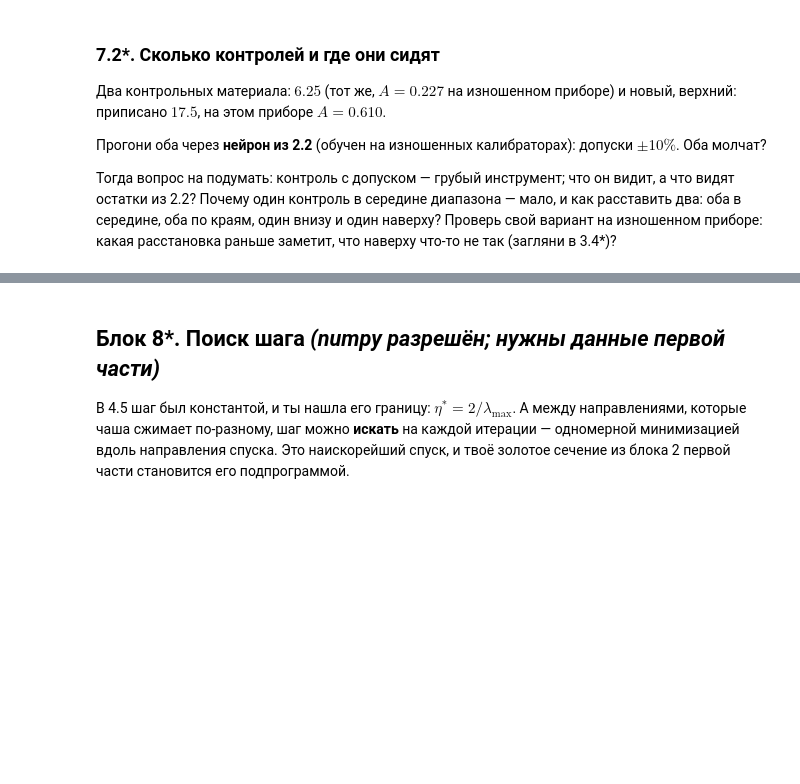
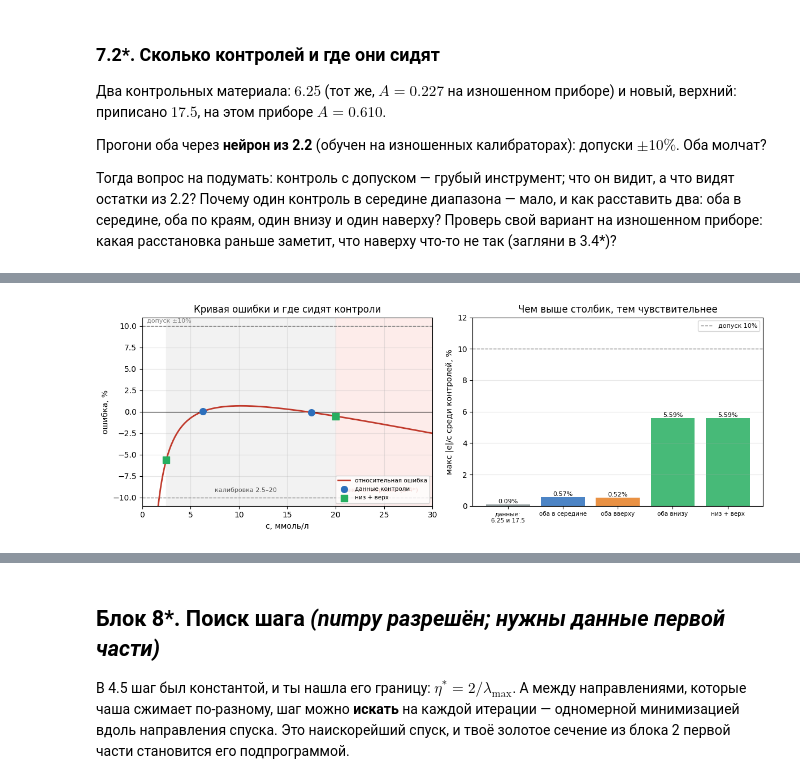
Before and after one commit to marymoroz1106/Brain_tumor_segmentation, a Jupyter notebook: chislennye-metody/Один нейрон-2.ipynb, the cells around one changed output, grey strips where cells are left out. Saved outputs shown, nothing was run; the diff lists cells and outputs as text; code cells hidden in the pictures; blank space fills up the shorter version.

```diff
--- a/chislennye-metody/Один нейрон-2.ipynb
+++ b/chislennye-metody/Один нейрон-2.ipynb
@@ -1894,0 +1995,88 @@ max|r|, ммоль/л:
+# %%
+# 7.2* (сравнение) — кривая ошибки и чувствительность расстановок
+
+def A_true(c):
+    return A0_true + k_true * c / (1 + c / 380)
+
+def c_hat(c):
+    return w_gd2 * A_true(c) + b_gd2
+
+points = [
+    (2.5, "калибратор"),
+    (5.0, "калибратор"),
+    (6.25, "контроль"),
+    (10.0, "калибратор"),
+    (12.5, "вариант середины"),
+    (15.0, "калибратор"),
+    (17.5, "контроль"),
+    (20.0, "калибратор"),
+    (22.5, "эталон 3.4*"),
+    (25.0, "эталон 3.4*"),
+    (27.5, "эталон 3.4*"),
+    (30.0, "эталон 3.4*"),
+]
+
+print(f"{'c':>5}  {'тип':<16} {'A_true':>7} {'ответ':>8} {'ошибка':>8} {'отн.':>7}")
+for c, kind in points:
+    e = c_hat(c) - c
+    print(f"{c:5.1f}  {kind:<16} {A_true(c):7.3f} {c_hat(c):8.3f} {e:+8.3f} {e / c * 100:+6.2f}%")
+
+arrangements = [
+    ("данные: 6.25 и 17.5", (6.25, 17.5)),
+    ("оба в середине", (6.25, 12.5)),
+    ("оба вверху", (15, 20)),
+    ("оба внизу", (2.5, 5)),
+    ("низ + верх", (2.5, 20)),
+]
+
+print("\nчто видит расстановка (макс |e|/c среди контролей):")
+taus = []
+for name, pair in arrangements:
+    tau = max(abs(c_hat(c) - c) / c for c in pair) * 100
+    taus.append(tau)
+    print(f"  {name:<22} {tau:6.2f}%  -> сработает при допуске уже ±{tau:.2f}%")
+
+c_grid = [0.1 + 29.9 * i / 300 for i in range(301)]
+rel = [(c_hat(c) - c) / c * 100 for c in c_grid]
+
+fig, (ax1, ax2) = plt.subplots(1, 2, figsize=(12, 4.3))
+
+ax1.axvspan(2.5, 20, color='#f2f2f2', zorder=0)
+ax1.axvspan(20, 30, color='#fdecea', zorder=0)
+ax1.axhline(10, color='gray', ls='--', lw=1)
+ax1.axhline(-10, color='gray', ls='--', lw=1)
+ax1.text(0.5, 10.4, 'допуск ±10%', fontsize=8, color='gray')
+ax1.text(7.5, -9.4, 'калибровка 2.5–20', fontsize=8, color='#555')
+ax1.text(21.0, -9.4, 'вне калибровки (3.4*)', fontsize=8, color='#c0392b')
+
+ax1.axhline(0, color='black', lw=0.8)
+ax1.plot(c_grid, rel, color='#c0392b', lw=2, label='относительная ошибка')
+ax1.scatter([6.25, 17.5], [(c_hat(c) - c) / c * 100 for c in (6.25, 17.5)],
+            s=70, color='#2c6fbb', zorder=4, label='данные контроли')
+ax1.scatter([2.5, 20], [(c_hat(c) - c) / c * 100 for c in (2.5, 20)],
+            s=70, marker='s', color='#27ae60', zorder=4, label='низ + верх')
+ax1.set_xlim(0, 30)
+ax1.set_ylim(-11, 11)
+ax1.set_xlabel('c, ммоль/л')
+ax1.set_ylabel('ошибка, %')
+ax1.set_title('Кривая ошибки и где сидят контроли')
+ax1.grid(alpha=0.3)
+ax1.legend(fontsize=7.5, loc='lower right')
+
+colors = ['#7f8c8d', '#2c6fbb', '#e67e22', '#27ae60', '#27ae60']
+bars = ax2.bar(range(len(arrangements)), taus, color=colors, alpha=0.85)
+ax2.axhline(10, color='gray', ls='--', lw=1, label='допуск 10%')
+for bar, t in zip(bars, taus):
+    ax2.annotate(f'{t:.2f}%', (bar.get_x() + bar.get_width() / 2, bar.get_height()),
+                 ha='center', va='bottom', fontsize=8)
+ax2.set_xticks(range(len(arrangements)))
+ax2.set_xticklabels([name.replace(': ', ':\n') for name, _ in arrangements], fontsize=7.5)
+ax2.set_ylabel('макс |e|/c среди контролей, %')
+ax2.set_title('Чем выше столбик, тем чувствительнее')
+ax2.grid(axis='y', alpha=0.3)
+ax2.margins(y=0.20)
+ax2.legend(fontsize=8)
+
+plt.tight_layout()
+plt.show()
+# %% [output]
@@ -1894,0 +2103 @@ max|r|, ммоль/л:
+[figure, added]
```
Also changed, not shown: parts of 29 cells of this notebook.
